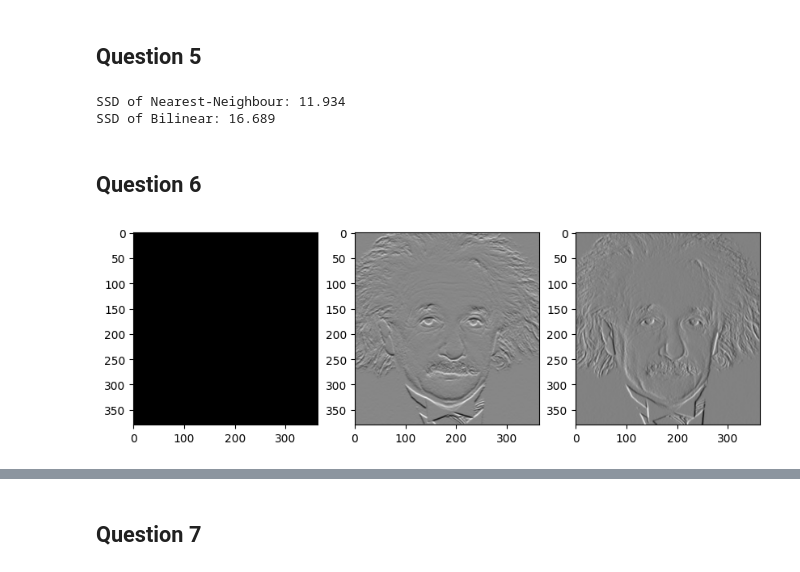
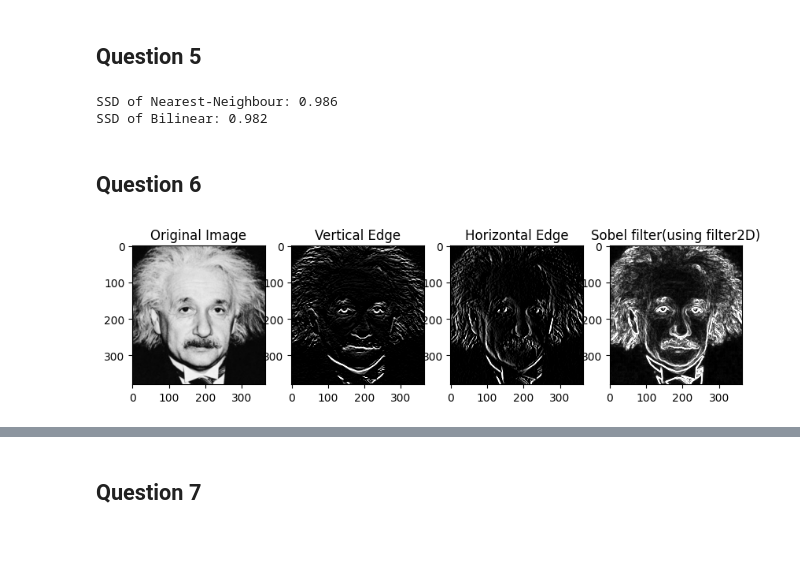
Before and after one commit to SKaushalya98/EN5204-Assignments, a Jupyter notebook: Assignment1/assignment1.ipynb, the cells around one changed output, grey strips where cells are left out. Cells and saved outputs as stored; diff of their text form; code cells hidden in the pictures; blank space fills up the shorter version.

```diff
--- a/Assignment1/assignment1.ipynb
+++ b/Assignment1/assignment1.ipynb
@@ -306,16 +314,10 @@ cv.destroyAllWindows()
 # %%
-import cv2 as cv
-import numpy as np
-import matplotlib.pyplot as plt
-import math
 scaling_Factor = 4
 
 def SSD(imageOriginal,imageZoomed):
-    assert imageOriginal.shape == imageZoomed.shape
-    h, w = imageOriginal.shape
-    num = np.sum(np.power((imageZoomed-imageOriginal),2))
-    deno = h*w
-    return float(num)/float(deno)
+    errorL2 = cv.norm(imageOriginal, imageZoomed, cv.NORM_L2)
+    similarity = 1 - errorL2/(imageOriginal.shape[0]*imageOriginal.shape[0])
+    return similarity
 
 
 def NearestNeighbourScaling(image,scale):
@@ -349,8 +351,8 @@ def Bilinear_Interpolation_Scaling(image,scale):
     return result.astype('uint8')
 
 
-imOr = cv.imread('images/a1q5images/a1q5images/im02.png',cv.IMREAD_GRAYSCALE)
-img= cv.imread('images/a1q5images/a1q5images/im02small.png',cv.IMREAD_GRAYSCALE)
+imOr = cv.imread('images/a1q5images/a1q5images/im01.png',cv.IMREAD_GRAYSCALE)
+img= cv.imread('images/a1q5images/a1q5images/im01small.png',cv.IMREAD_GRAYSCALE)
 scaled_image_Near = NearestNeighbourScaling(img,scaling_Factor)
 scaled_image_Bi = Bilinear_Interpolation_Scaling(img,scaling_Factor)
 
@@ -359,44 +361,45 @@ print("SSD of Bilinear: %.3f"%SSD(imOr,scaled_image_Bi))
 
 cv.namedWindow('Original Image',cv.WINDOW_AUTOSIZE)
 cv.imshow('Original Image',img)
-cv.imwrite('Original.png',img)
+cv.imwrite('5.Original.png',img)
 cv.waitKey(0)
 
 cv.namedWindow('Nearest_Neighbor_Scaled_Image',cv.WINDOW_AUTOSIZE)
 cv.imshow('Nearest_Neighbor_Scaled_Image',scaled_image_Near)
-cv.imwrite('ResultNear.png',scaled_image_Near)
+cv.imwrite('5.ResultNear.png',scaled_image_Near)
 
 cv.namedWindow('BilinearInter_Scaled_Image',cv.WINDOW_AUTOSIZE)
 cv.imshow('BilinearInter_Scaled_Image',scaled_image_Near)
-cv.imwrite('ResultBi.png',scaled_image_Bi)
+cv.imwrite('5.ResultBi.png',scaled_image_Bi)
 
 cv.waitKey(0)
 cv.destroyAllWindows()
 # %% [output]
-SSD of Nearest-Neighbour: 11.934
-SSD of Bilinear: 16.689
+SSD of Nearest-Neighbour: 0.986
+SSD of Bilinear: 0.982
 # %% [markdown]
 ## Question 6
 # %%
-import cv2 as cv
-import numpy as np
-import matplotlib.pyplot as plt
-
-im = cv.imread('images/einstein.png', cv.IMREAD_GRAYSCALE)
+im = cv.imread('images/einstein.png', cv.IMREAD_GRAYSCALE).astype(np.float32)
 assert im is not None
 
-im = cv.normalize(im.astype('float'), None, 0.0, 1.0, cv.NORM_MINMAX) # Converting to a float image in [0,1]
-sobel_v = np.array([[-1, -2, -1], [0, 0, 0], [1, 2, 1]])
-sobel_h = np.array([[-1, 0, 1], [-2, 0, 2], [-1, 0, 1]])
+sobel_v = np.array([[-1, -2, -1], [0, 0, 0], [1, 2, 1]]).astype(np.float32)
+sobel_h = np.array([[-1, 0, 1], [-2, 0, 2], [-1, 0, 1]]).astype(np.float32)
 result_v = cv.filter2D(im, -1, sobel_v)
-result_v = cv.normalize(result_v, result_v, 0, 255, cv.NORM_MINMAX, dtype=cv.CV_32F)
 result_h = cv.filter2D(im, -1, sobel_h)
-result_h = cv.normalize(result_h, result_h, 0, 255, cv.NORM_MINMAX, dtype=cv.CV_32F)
+grad_mag = np.sqrt(result_v**2 + result_h**2)
 
-fig, ax = plt.subplots(1,3, figsize=(10,20))
+
+fig, ax = plt.subplots(1,4, figsize=(10,20))
 ax[0].imshow(im, cmap='gray')
+ax[0].set_title('Original Image')
 ax[1].imshow(result_v, cmap='gray', vmin=0, vmax=255)
+ax[1].set_title('Vertical Edge')
 ax[2].imshow(result_h, cmap='gray', vmin=0, vmax=255)
+ax[2].set_title('Horizontal Edge')
+ax[3].imshow(grad_mag, cmap='gray', vmin=0, vmax=255)
+ax[3].set_title('Sobel filter(using filter2D)')
+plt.savefig('6.1.plot.png')
 plt.show()
 # %% [output]
-[figure, old version]
+[figure, new version]
```
Also changed, not shown: parts of 16 cells of this notebook, 27 other files.
